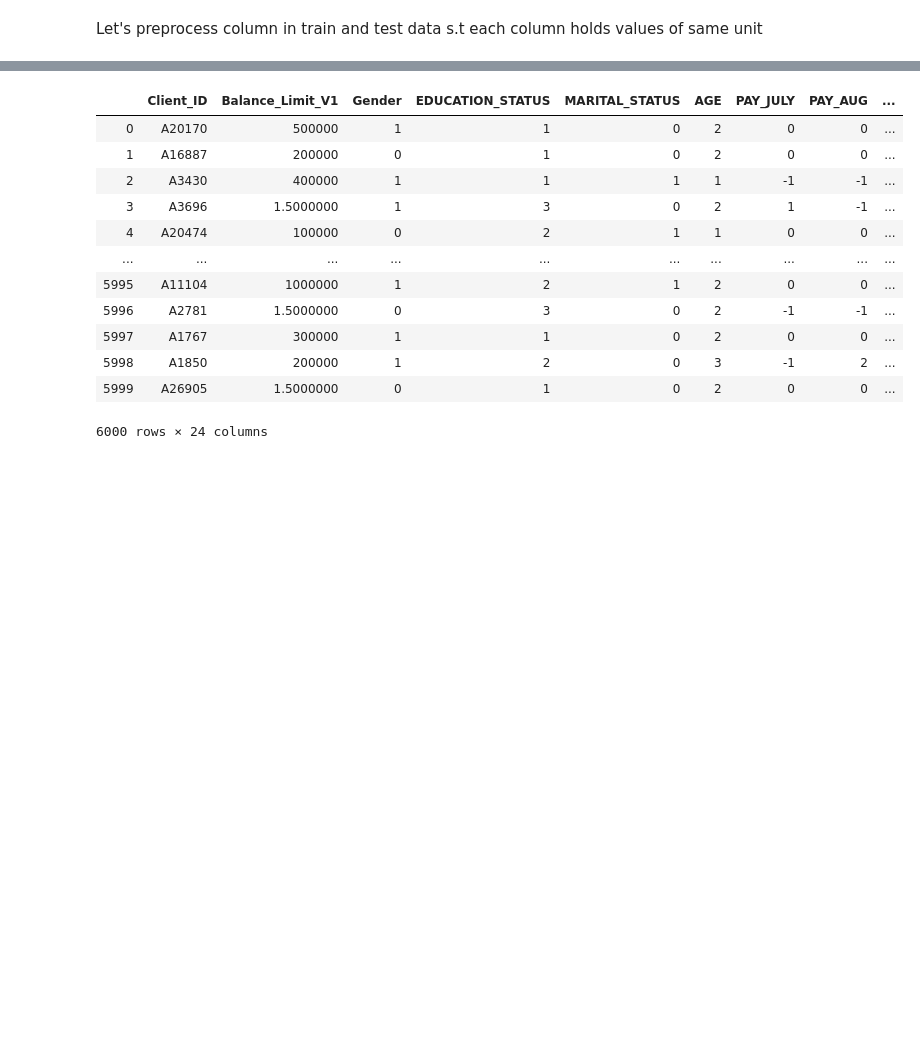
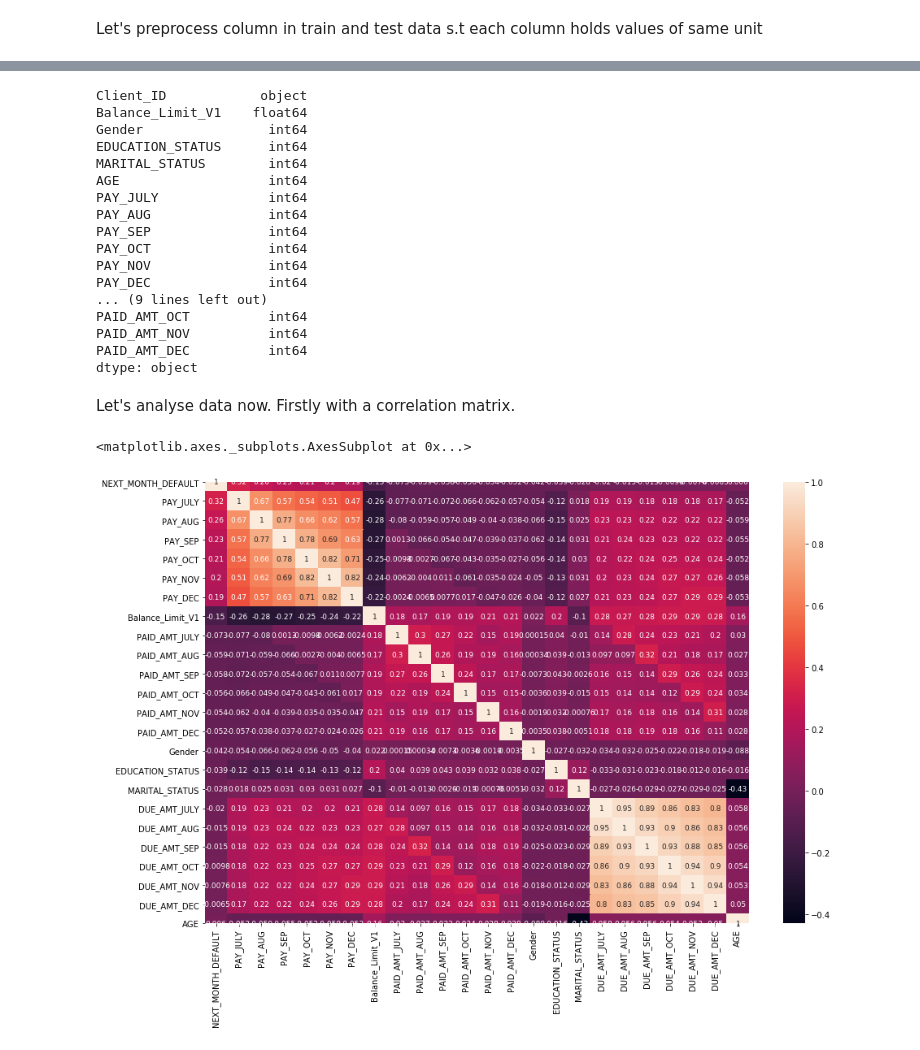
Before and after one commit to hiruna72/ds1018, a Jupyter notebook: process.py.ipynb, the cells around one changed output, grey strips where cells are left out. Drawn from its saved outputs; the diff is of its cells as text; code cells hidden in the pictures; blank space fills up the shorter version.

```diff
--- a/process.py.ipynb
+++ b/process.py.ipynb
@@ -154,0 +163,11 @@ data
+# %%
+for  i  in range(data["Balance_Limit_V1"].count()):
+    if  type(data["Balance_Limit_V1"][i])==str and data["Balance_Limit_V1"][i][-1] == 'M' :
+
+        data["Balance_Limit_V1"][i] = int(float(data["Balance_Limit_V1"][i][:-1])*1000)
+    elif type(data["Balance_Limit_V1"][i])==str and data["Balance_Limit_V1"][i][-1] == 'K' :
+        data["Balance_Limit_V1"][i] = int(float(data["Balance_Limit_V1"][i][:-1]))
+
+data['Balance_Limit_V1']= data['Balance_Limit_V1'].apply(pd.to_numeric)
+
+data.dtypes
@@ -175,18 +212,52 @@ Test_data["AGE"]=Test_data["AGE"].replace('31-45',2,regex=True) #Female =0
 Test_data["AGE"]=Test_data["AGE"].replace('46-65',3,regex=True) #Male = 1
 Test_data["AGE"]=Test_data["AGE"].replace('More than 65',4,regex=True) #Female =0
 
-Test_data
+for  i  in range(Test_data["Balance_Limit_V1"].count()):
+    if  type(Test_data["Balance_Limit_V1"][i])==str and Test_data["Balance_Limit_V1"][i][-1] == 'M' :
+
+        Test_data["Balance_Limit_V1"][i] = int(float(Test_data["Balance_Limit_V1"][i][:-1])*1000)
+    elif type(Test_data["Balance_Limit_V1"][i])==str and Test_data["Balance_Limit_V1"][i][-1] == 'K' :
+        Test_data["Balance_Limit_V1"][i] = int(float(Test_data["Balance_Limit_V1"][i][:-1]))
+
+Test_data['Balance_Limit_V1']= Test_data['Balance_Limit_V1'].apply(pd.to_numeric)
+
+Test_data.dtypes
 # %% [output]
-|  | Client_ID | Balance_Limit_V1 | Gender | EDUCATION_STATUS | MARITAL_STATUS | AGE | PAY_JULY | PAY_AUG | ... |
-| 0 | A20170 | 500000 | 1 | 1 | 0 | 2 | 0 | 0 | ... |
-| 1 | A16887 | 200000 | 0 | 1 | 0 | 2 | 0 | 0 | ... |
-| 2 | A3430 | 400000 | 1 | 1 | 1 | 1 | -1 | -1 | ... |
-| 3 | A3696 | 1.5000000 | 1 | 3 | 0 | 2 | 1 | -1 | ... |
-| 4 | A20474 | 100000 | 0 | 2 | 1 | 1 | 0 | 0 | ... |
-| ... | ... | ... | ... | ... | ... | ... | ... | ... | ... |
-| 5995 | A11104 | 1000000 | 1 | 2 | 1 | 2 | 0 | 0 | ... |
-| 5996 | A2781 | 1.5000000 | 0 | 3 | 0 | 2 | -1 | -1 | ... |
-| 5997 | A1767 | 300000 | 1 | 1 | 0 | 2 | 0 | 0 | ... |
-| 5998 | A1850 | 200000 | 1 | 2 | 0 | 3 | -1 | 2 | ... |
-| 5999 | A26905 | 1.5000000 | 0 | 1 | 0 | 2 | 0 | 0 | ... |
-6000 rows × 24 columns
+Client_ID            object
+Balance_Limit_V1    float64
+Gender                int64
+EDUCATION_STATUS      int64
+MARITAL_STATUS        int64
+AGE                   int64
+PAY_JULY              int64
+PAY_AUG               int64
+PAY_SEP               int64
+PAY_OCT               int64
+PAY_NOV               int64
+PAY_DEC               int64
+... (9 lines left out)
+PAID_AMT_OCT          int64
+PAID_AMT_NOV          int64
+PAID_AMT_DEC          int64
+dtype: object
+# %% [markdown]
+Let's analyse data now. Firstly with a correlation matrix.
+# %%
+corrMatrix = data.corr()
+cls=(abs(corrMatrix['NEXT_MONTH_DEFAULT']))
+p=cls.sort_values(ascending=False)
+index=p.index
+
+from pandas import DataFrame
+import seaborn as sn
+
+
+df = DataFrame(data[index],columns=index)
+
+fig, ax = plt.subplots(figsize=(15,10),sharex=True, sharey=True)
+corrMatrix = df.corr()
+
+sn.heatmap(corrMatrix, annot=True,annot_kws={"size": 9},ax=ax)
+# %% [output]
+<matplotlib.axes._subplots.AxesSubplot at 0x...>
+[figure, added]
```
Also changed, not shown: parts of 4 cells of this notebook.
